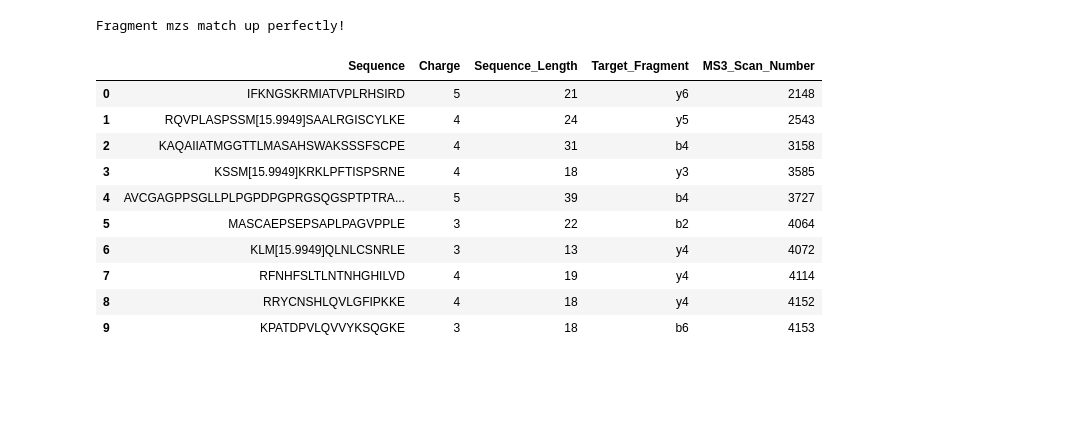
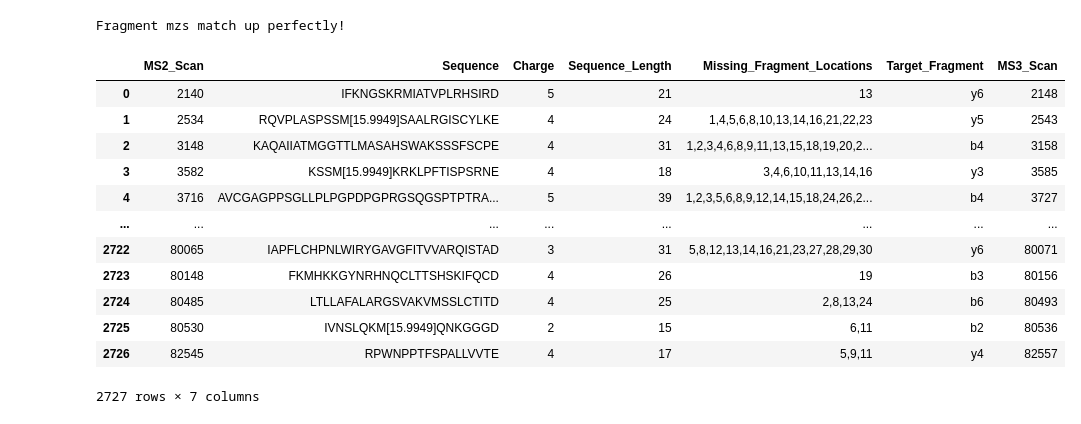
Before and after one commit to miaruppel/DeNovo, a Jupyter notebook: DeNovo_main.ipynb, the cells around one changed output. Drawn from its saved outputs; the diff is of its cells as text; code cells hidden in the pictures; blank space fills up the shorter version.

Commit message:
Locations found...just need to match them up now

```diff
--- a/DeNovo_main.ipynb
+++ b/DeNovo_main.ipynb
@@ -279,7 +275,7 @@ def matchingMS3s(which_mz_list, type_str): # either fragment or precursor
         # no mismatch after rounding and within 100 scans
         if len(mismatch) == len(too_far) == 0:
             print(type_str + ' match up after taking rounding discrepencies into consideration')
-            new_fragment_df = fragment_df.assign(MS3_Scan_Number = list(ms3scan2MZs))
+            new_fragment_df = fragment_df.assign(MS3_Scan = list(ms3scan2MZs))
             return new_fragment_df
         elif len(mismatch) != 0:
             print('There is mismatch at the following indicies:') # if this is the case, need to do more work...
@@ -294,7 +290,7 @@ def matchingMS3s(which_mz_list, type_str): # either fragment or precursor
         # within 100 scans
         if len(too_far) == 0:
             print(type_str + ' match up perfectly!')
-            new_fragment_df = fragment_df.assign(MS3_Scan_Number = list(ms3scan2MZs))
+            new_fragment_df = fragment_df.assign(MS3_Scan = list(ms3scan2MZs))
             return new_fragment_df
         else:
             print(too_far)
@@ -311,19 +307,23 @@ Fragment mzs match up perfectly!
 # %%
 # after making sure MS2s and MS3s line up, we can continue...
 # %%
-# clean up dataframe and remove irrelevant information
-new_fragment_df.drop(columns=['Scan_Number',  'Missing_Fragment_Locations', 'Number_Missing'], inplace=True)
+# remove irrelevant information from df
+new_fragment_df.drop(columns=['Number_Missing'], inplace=True)
+
+new_fragment_df.rename(columns={'Scan_Number':'MS2_Scan'}, inplace=True)
 # %%
-new_fragment_df[:10]
+new_fragment_df
 # %% [output]
-|  | Sequence | Charge | Sequence_Length | Target_Fragment | MS3_Scan_Number |
-| 0 | IFKNGSKRMIATVPLRHSIRD | 5 | 21 | y6 | 2148 |
-| 1 | RQVPLASPSSM[15.9949]SAALRGISCYLKE | 4 | 24 | y5 | 2543 |
-| 2 | KAQAIIATMGGTTLMASAHSWAKSSSFSCPE | 4 | 31 | b4 | 3158 |
-| 3 | KSSM[15.9949]KRKLPFTISPSRNE | 4 | 18 | y3 | 3585 |
-| 4 | AVCGAGPPSGLLPLPGPDPGPRGSQGSPTPTRA... | 5 | 39 | b4 | 3727 |
-| 5 | MASCAEPSEPSAPLPAGVPPLE | 3 | 22 | b2 | 4064 |
-| 6 | KLM[15.9949]QLNLCSNRLE | 3 | 13 | y4 | 4072 |
-| 7 | RFNHFSLTLNTNHGHILVD | 4 | 19 | y4 | 4114 |
-| 8 | RRYCNSHLQVLGFIPKKE | 4 | 18 | y4 | 4152 |
-| 9 | KPATDPVLQVVYKSQGKE | 3 | 18 | b6 | 4153 |
+|  | MS2_Scan | Sequence | Charge | Sequence_Length | Missing_Fragment_Locations | Target_Fragment | MS3_Scan |
+| 0 | 2140 | IFKNGSKRMIATVPLRHSIRD | 5 | 21 | 13 | y6 | 2148 |
+| 1 | 2534 | RQVPLASPSSM[15.9949]SAALRGISCYLKE | 4 | 24 | 1,4,5,6,8,10,13,14,16,21,22,23 | y5 | 2543 |
+| 2 | 3148 | KAQAIIATMGGTTLMASAHSWAKSSSFSCPE | 4 | 31 | 1,2,3,4,6,8,9,11,13,15,18,19,20,2... | b4 | 3158 |
+| 3 | 3582 | KSSM[15.9949]KRKLPFTISPSRNE | 4 | 18 | 3,4,6,10,11,13,14,16 | y3 | 3585 |
+| 4 | 3716 | AVCGAGPPSGLLPLPGPDPGPRGSQGSPTPTRA... | 5 | 39 | 1,2,3,5,6,8,9,12,14,15,18,24,26,2... | b4 | 3727 |
+| ... | ... | ... | ... | ... | ... | ... | ... |
+| 2722 | 80065 | IAPFLCHPNLWIRYGAVGFITVVARQISTAD | 3 | 31 | 5,8,12,13,14,16,21,23,27,28,29,30 | y6 | 80071 |
+| 2723 | 80148 | FKMHKKGYNRHNQCLTTSHSKIFQCD | 4 | 26 | 19 | b3 | 80156 |
+| 2724 | 80485 | LTLLAFALARGSVAKVMSSLCTITD | 4 | 25 | 2,8,13,24 | b6 | 80493 |
+| 2725 | 80530 | IVNSLQKM[15.9949]QNKGGGD | 2 | 15 | 6,11 | b2 | 80536 |
+| 2726 | 82545 | RPWNPPTFSPALLVVTE | 4 | 17 | 5,9,11 | y4 | 82557 |
+2727 rows × 7 columns
```
Also changed, not shown: parts of 19 cells of this notebook.
